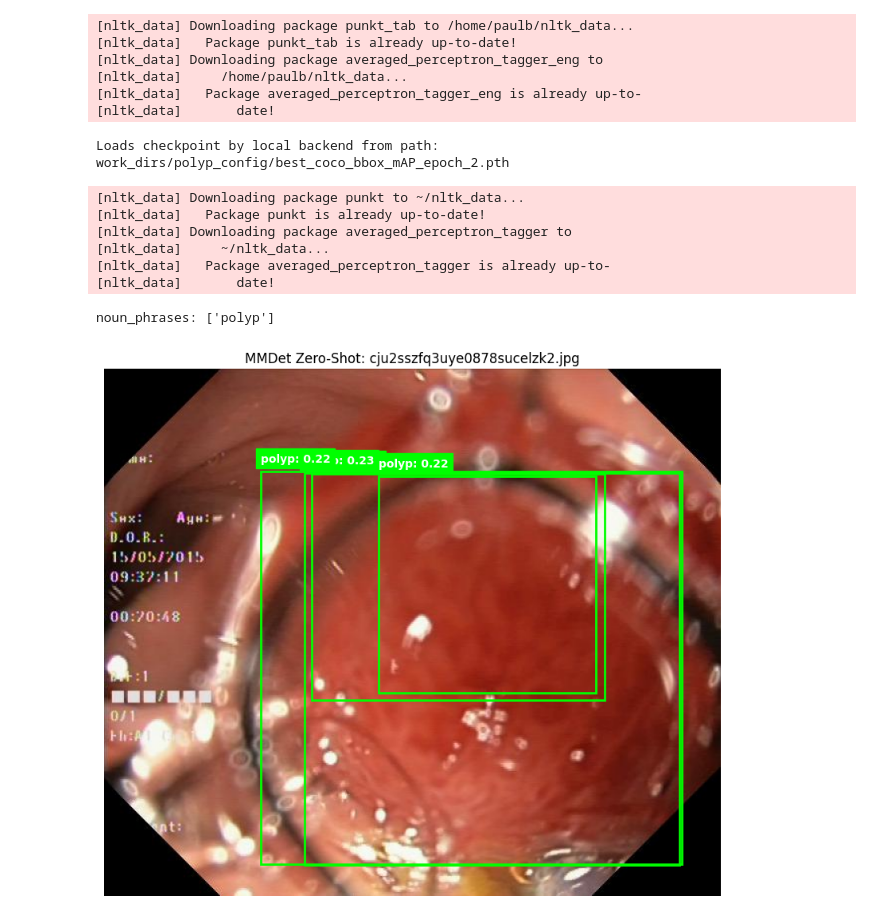
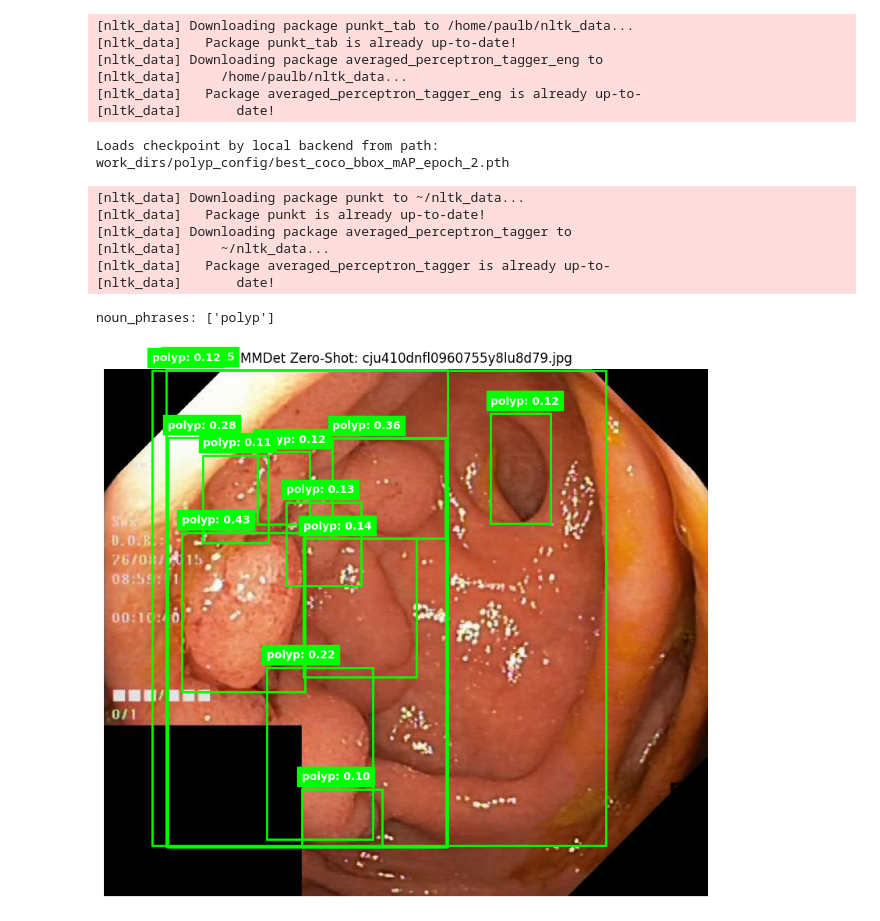
Before and after one commit to Azcatchi17/INF8225_Projet, a Jupyter notebook: grounding_dino.ipynb, the cells around one changed output. Saved outputs shown, nothing was run; the diff lists cells and outputs as text; code cells hidden in the pictures.

```diff
--- a/grounding_dino.ipynb
+++ b/grounding_dino.ipynb
@@ -72,7 +72,7 @@ def test_mmdet_grounding_dino(image_path, text_prompt="polyp"):
     bboxes = pred_instances.bboxes.cpu().numpy()
     labels = pred_instances.labels.cpu().numpy() # Note: DINO renvoie souvent le même label pour le texte
 
-    mask = scores > 0.2
+    mask = scores > 0.1
     valid_boxes = bboxes[mask]
     valid_scores = scores[mask]
 
@@ -92,32 +92,32 @@ def test_mmdet_grounding_dino(image_path, text_prompt="polyp"):
         )
         ax.add_patch(rect)
         ax.text(box[0], box[1]-10, f"polyp: {score:.2f}", color='white',
                 backgroundcolor='lime', fontsize=10, fontweight='bold')
 
     plt.axis('off')
     plt.title(f"MMDet Zero-Shot: {os.path.basename(image_path)}")
     plt.show()
 
 # Test aléatoire
 # img_dir = "data/Kvasir-SEG/images"
 # image_paths = glob.glob(os.path.join(img_dir, "*.jpg"))
 # if image_paths:
 #     test_mmdet_grounding_dino(random.choice(image_paths))
 
-test_mmdet_grounding_dino("data/Kvasir-SEG/images/cju2sszfq3uye0878sucelzk2.jpg")
+test_mmdet_grounding_dino("data/Kvasir-SEG/images/cju410dnfl0960755y8lu8d79.jpg")
 # %% [output]
 [nltk_data] Downloading package punkt_tab to /home/paulb/nltk_data...
 [nltk_data]   Package punkt_tab is already up-to-date!
 [nltk_data] Downloading package averaged_perceptron_tagger_eng to
 [nltk_data]     /home/paulb/nltk_data...
 [nltk_data]   Package averaged_perceptron_tagger_eng is already up-to-
 [nltk_data]       date!
 Loads checkpoint by local backend from path: work_dirs/polyp_config/best_coco_bbox_mAP_epoch_2.pth
 [nltk_data] Downloading package punkt to ~/nltk_data...
 [nltk_data]   Package punkt is already up-to-date!
 [nltk_data] Downloading package averaged_perceptron_tagger to
 [nltk_data]     ~/nltk_data...
 [nltk_data]   Package averaged_perceptron_tagger is already up-to-
 [nltk_data]       date!
 noun_phrases: ['polyp']
-[figure, old version]
+[figure, new version]
```
Also changed, not shown: parts of 3 cells of this notebook, 24 other files.
